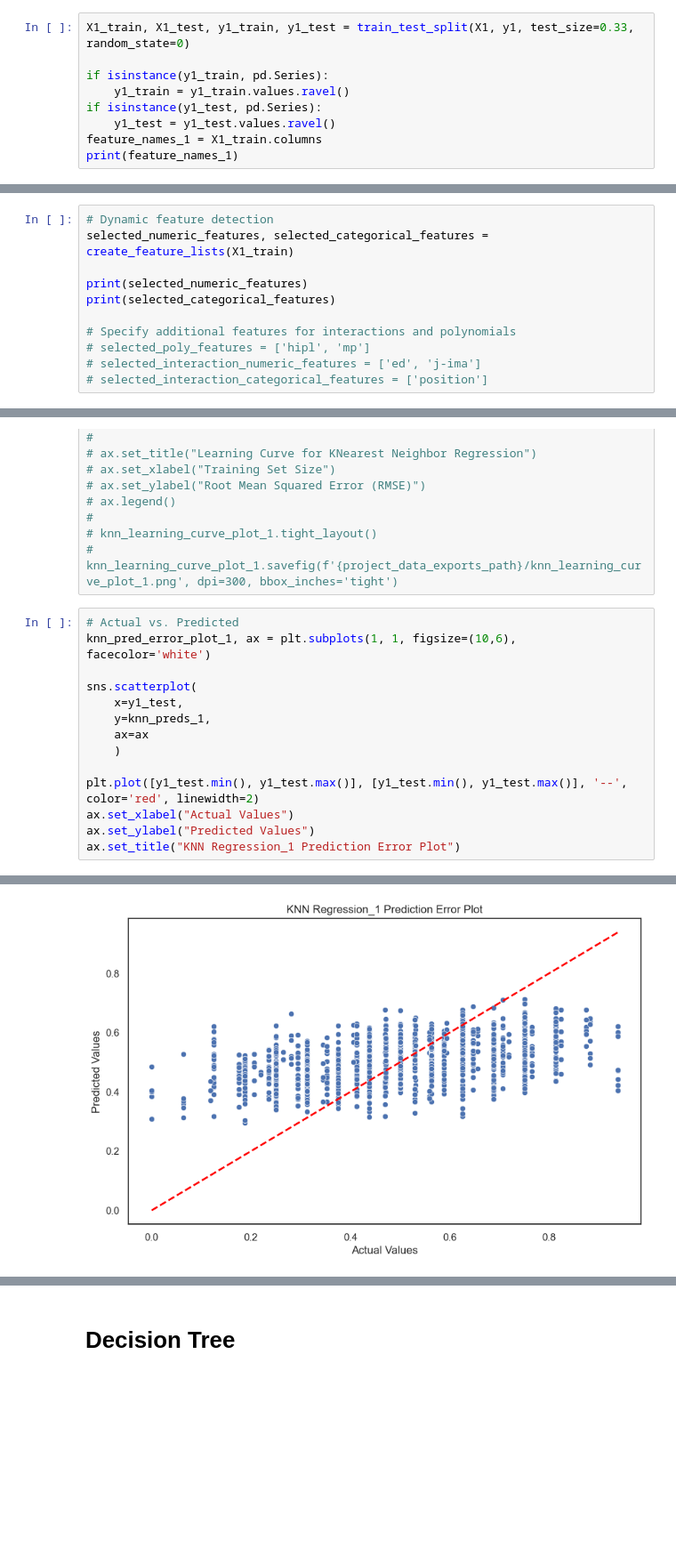
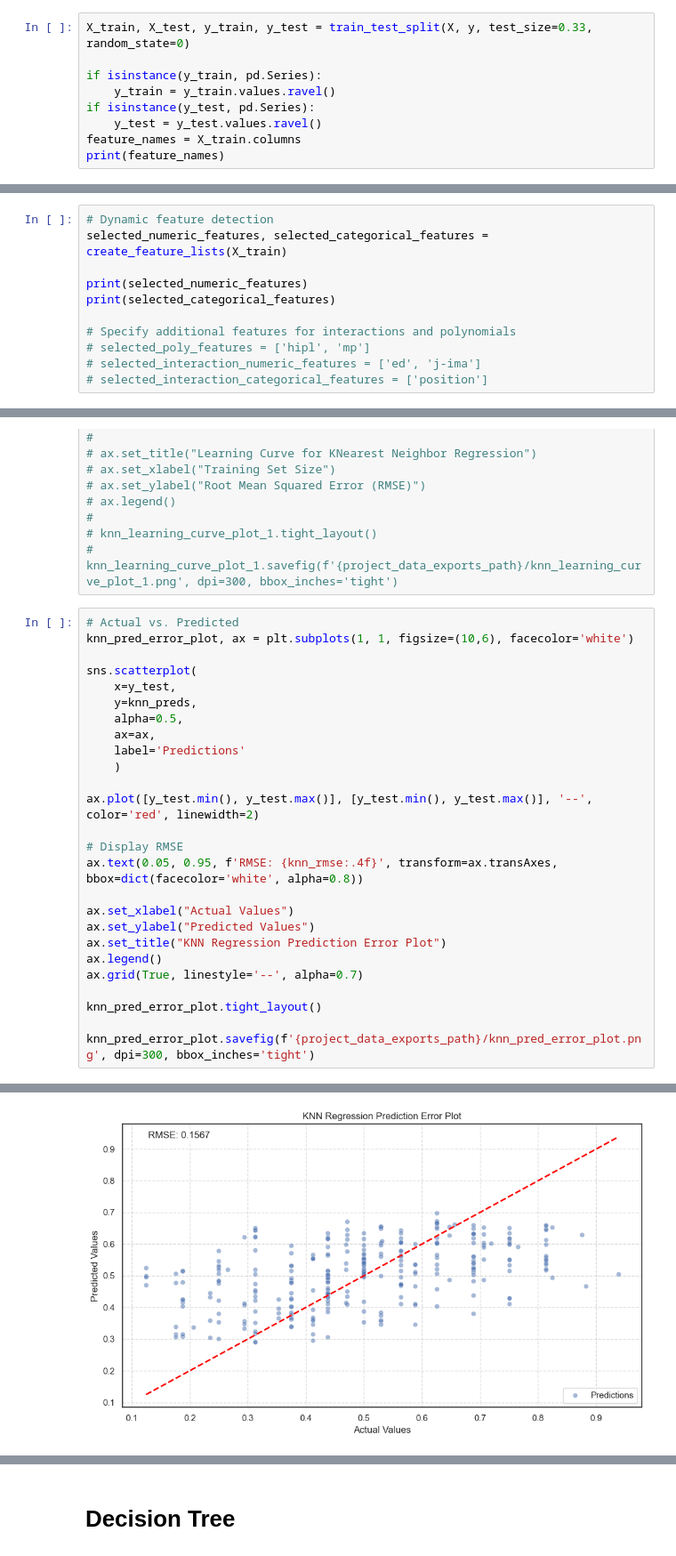
Before and after one commit to chrisizenour/football_analysis, a Jupyter notebook: notebooks/nfl_supervised_learning_pt1.ipynb, the cells around one changed output, grey strips where cells are left out. Shown at 89% size. Drawn from its saved outputs; the diff is of its cells as text; blank space fills up the shorter version.

```diff
--- a/notebooks/nfl_supervised_learning_pt1.ipynb
+++ b/notebooks/nfl_supervised_learning_pt1.ipynb
@@ -534,10 +521,10 @@ y1 = spotrac_nfl_team_pos_level_two_grouped_df['pct']
 # %%
-X1_train, X1_test, y1_train, y1_test = train_test_split(X1, y1, test_size=0.33, random_state=0)
+X_train, X_test, y_train, y_test = train_test_split(X, y, test_size=0.33, random_state=0)
 
-if isinstance(y1_train, pd.Series):
-    y1_train = y1_train.values.ravel()
-if isinstance(y1_test, pd.Series):
-    y1_test = y1_test.values.ravel()
-feature_names_1 = X1_train.columns
-print(feature_names_1)
+if isinstance(y_train, pd.Series):
+    y_train = y_train.values.ravel()
+if isinstance(y_test, pd.Series):
+    y_test = y_test.values.ravel()
+feature_names = X_train.columns
+print(feature_names)
 # %% [output]
@@ -546,7 +533,7 @@ Index(['cap_hit_pct_sum', 'season', 'position_level_two', 'team'], dtype='object
 # Create Shared Modeling Objects
 # %%
 # Dynamic feature detection
-selected_numeric_features, selected_categorical_features = create_feature_lists(X1_train)
+selected_numeric_features, selected_categorical_features = create_feature_lists(X_train)
 
 print(selected_numeric_features)
 print(selected_categorical_features)
@@ -894,16 +838,28 @@ Traceback (most recent call last):
 # knn_learning_curve_plot_1.savefig(f'{project_data_exports_path}/knn_learning_curve_plot_1.png', dpi=300, bbox_inches='tight')
 # %%
 # Actual vs. Predicted
-knn_pred_error_plot_1, ax = plt.subplots(1, 1, figsize=(10,6), facecolor='white')
+knn_pred_error_plot, ax = plt.subplots(1, 1, figsize=(10,6), facecolor='white')
 
 sns.scatterplot(
-    x=y1_test,
-    y=knn_preds_1,
-    ax=ax
+    x=y_test,
+    y=knn_preds,
+    alpha=0.5,
+    ax=ax,
+    label='Predictions'
     )
 
-plt.plot([y1_test.min(), y1_test.max()], [y1_test.min(), y1_test.max()], '--', color='red', linewidth=2)
+ax.plot([y_test.min(), y_test.max()], [y_test.min(), y_test.max()], '--', color='red', linewidth=2)
+
+# Display RMSE
+ax.text(0.05, 0.95, f'RMSE: {knn_rmse:.4f}', transform=ax.transAxes, bbox=dict(facecolor='white', alpha=0.8))
+
 ax.set_xlabel("Actual Values")
 ax.set_ylabel("Predicted Values")
-ax.set_title("KNN Regression_1 Prediction Error Plot")
+ax.set_title("KNN Regression Prediction Error Plot")
+ax.legend()
+ax.grid(True, linestyle='--', alpha=0.7)
+
+knn_pred_error_plot.tight_layout()
+
+knn_pred_error_plot.savefig(f'{project_data_exports_path}/knn_pred_error_plot.png', dpi=300, bbox_inches='tight')
 # %% [output]
@@ -911,3 +866,3 @@ Text(0.5, 1.0, 'KNN Regression_1 Prediction Error Plot')
-[figure, old version]
+[figure, new version]
 # %%
 # Residual Plot
```
Also changed, not shown: parts of 91 cells of this notebook, 58 other files.
